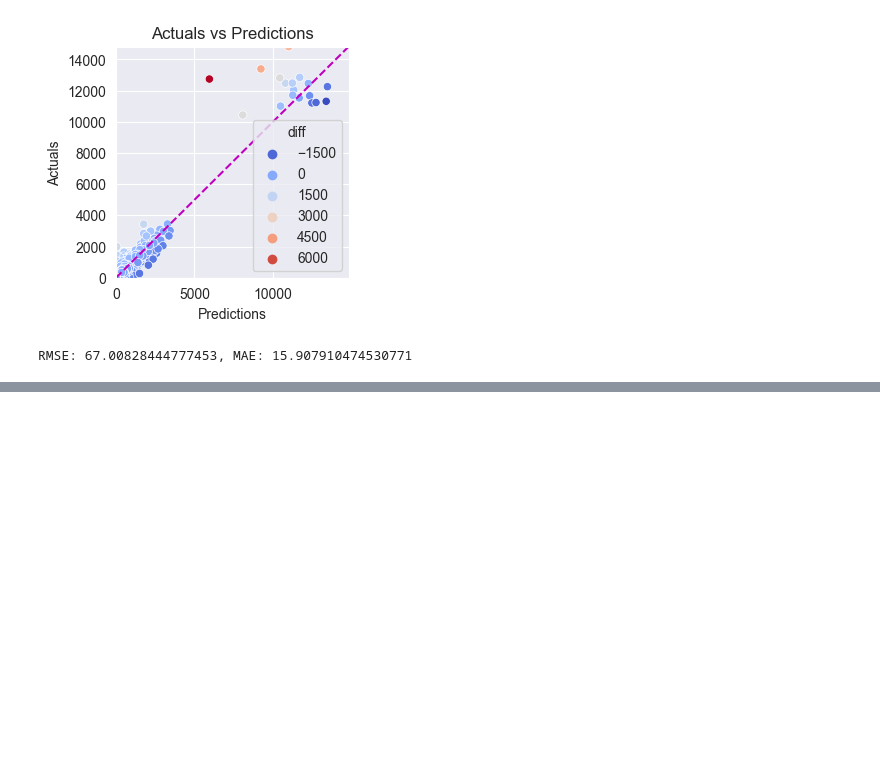
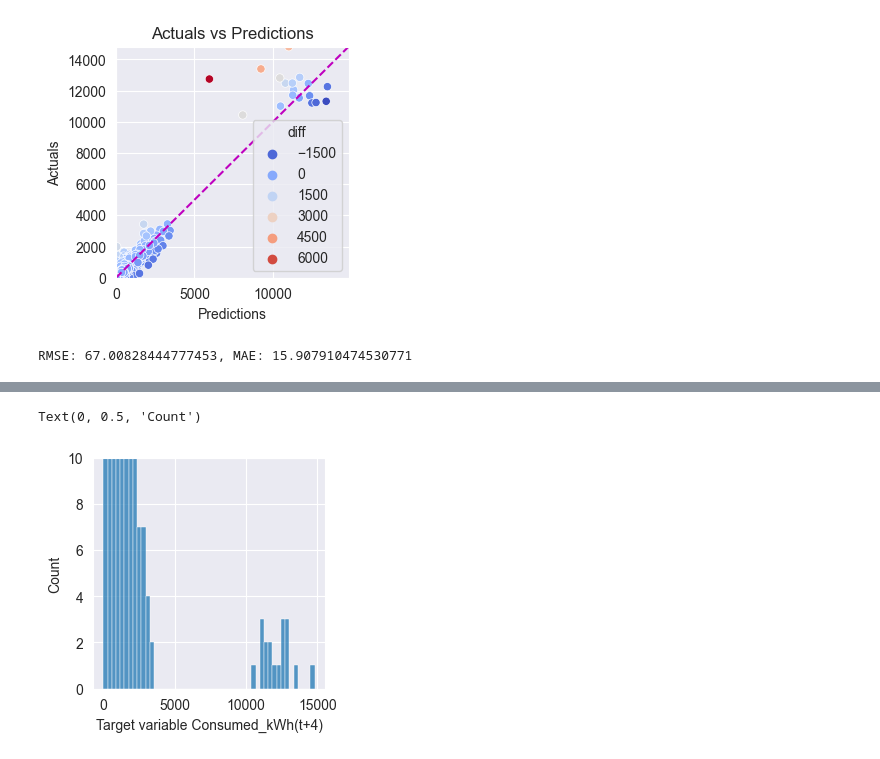
Before and after one commit to VenturaBleak/SmartService, a Jupyter notebook: baseline_inference.ipynb, the cells around one changed output, grey strips where cells are left out. Cells and saved outputs as stored; diff of their text form; code cells hidden in the pictures; blank space fills up the shorter version.

```diff
--- a/baseline_inference.ipynb
+++ b/baseline_inference.ipynb
@@ -159,0 +160,14 @@ plt.show()
+# %%
+# Plot the distribution of the target variable
+plt.figure(figsize=(3, 3))
+sns.histplot(data=df, x=f"{TARGET_COLUMN}(t+{FORECAST_HORIZON})", bins=50, kde=False)
+plt.ylim(0,10)
+# limit y-axis to the 1% of max of count for largest bin
+
+
+# Add labels
+plt.xlabel(f'Target variable {TARGET_COLUMN}(t+{FORECAST_HORIZON})')
+plt.ylabel('Count')
+# %% [output]
+Text(0, 0.5, 'Count')
+[figure, added]
```
Also changed, not shown: parts of 2 cells of this notebook, 2 other files.
